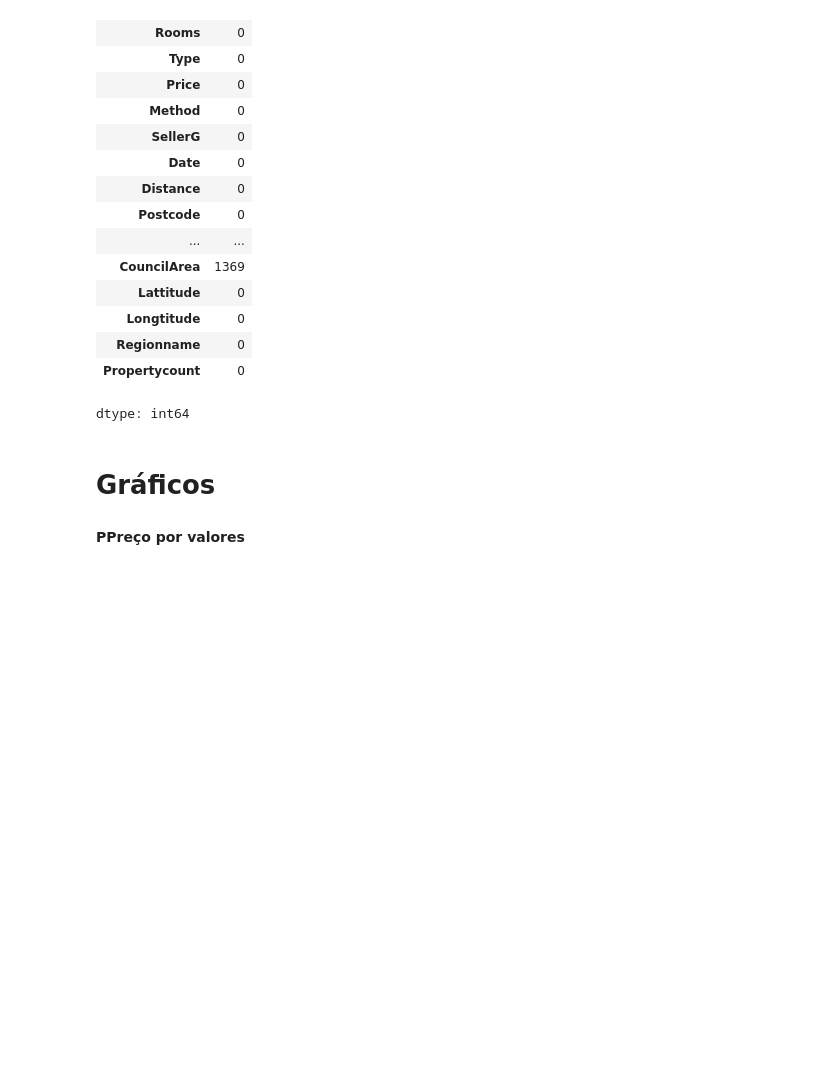
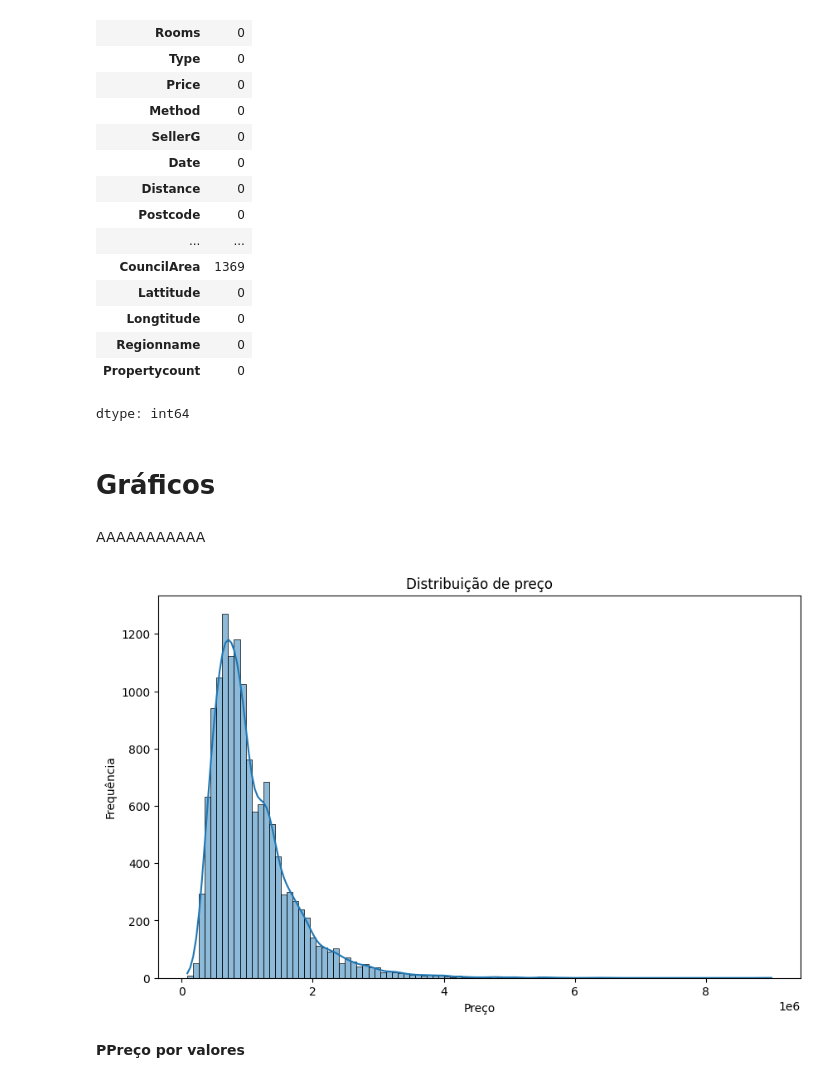
Before and after one commit to GaBevilacqua/CD, a Jupyter notebook: Melbourne.ipynb, the cells around one changed output. Drawn from its saved outputs; the diff is of its cells as text; code cells hidden in the pictures; blank space fills up the shorter version.

```diff
--- a/Melbourne.ipynb
+++ b/Melbourne.ipynb
@@ -89,6 +89,17 @@ display(df.isnull().sum())
 dtype: int64
 # %% [markdown]
 # Gráficos
+# %% [markdown]
+AAAAAAAAAAA
+# %%
+plt.figure(figsize=(10, 6))
+sns.histplot(data=df, x="Price", bins=100, kde=True)
+plt.title("Distribuição de preço")
+plt.xlabel("Preço")
+plt.ylabel("Frequência")
+plt.show()
+# %% [output]
+[figure, added]
 # %% [markdown]
 **PPreço por valores**
 # %%
```
Also changed, not shown: parts of 2 cells of this notebook.
